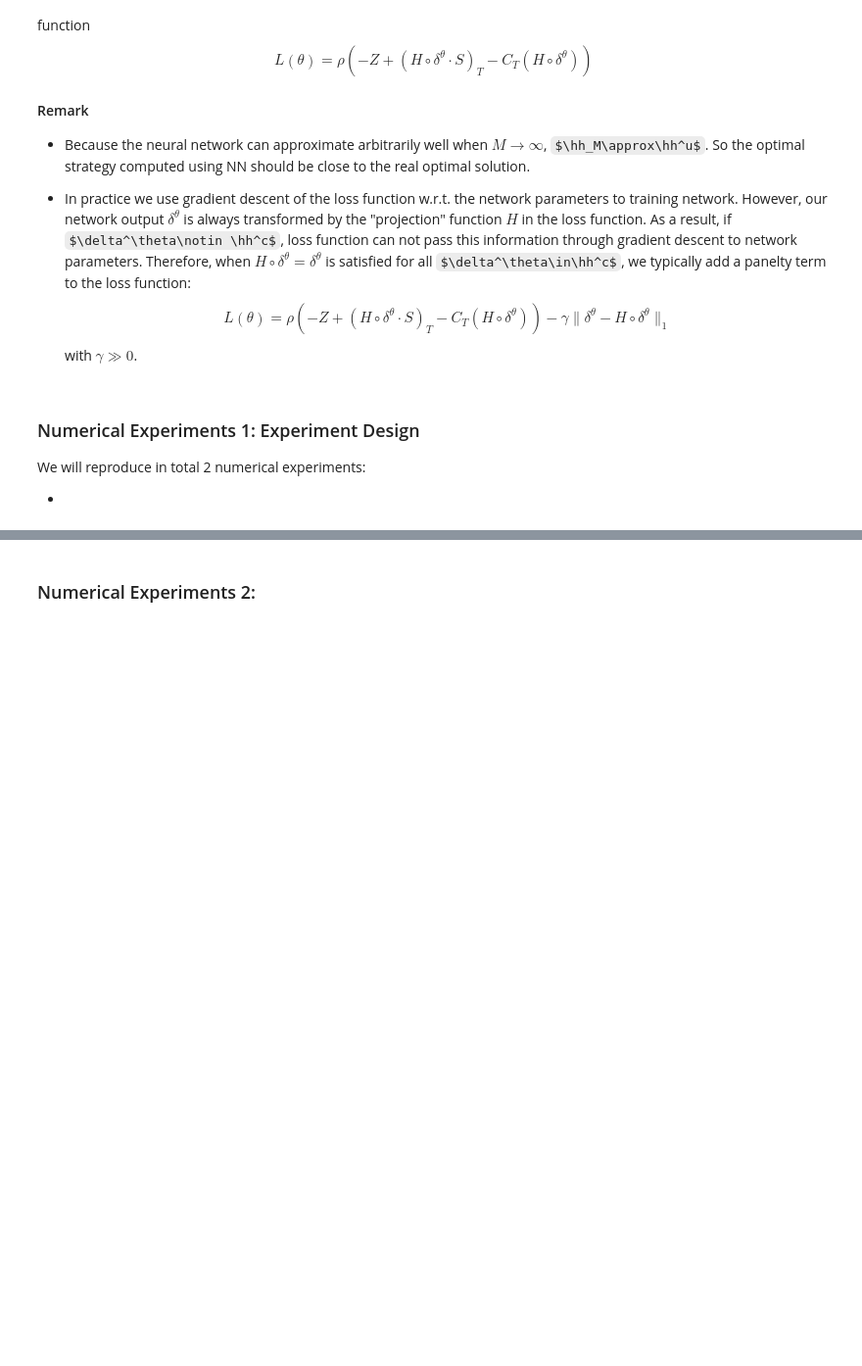
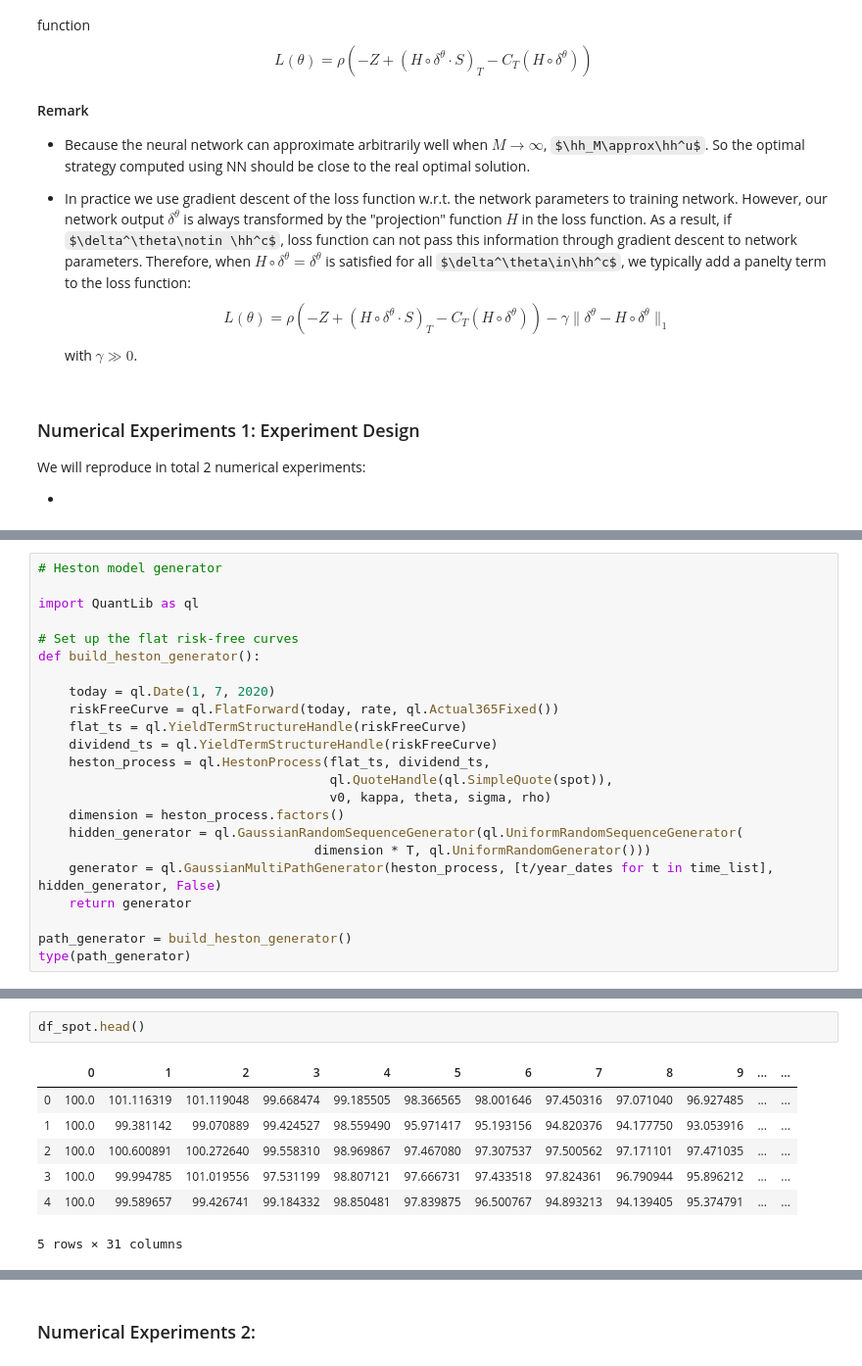
Before and after one commit to CindyLi-Ayi/FE-project, a Jupyter notebook: NSD_FinalProject_LiXinyi_YuYinjie.ipynb, the cells around one changed output, grey strips where cells are left out. Shown: that part at 98% size. Cells and saved outputs as stored; diff of their text form; some formulas as TeX source; blank space fills up the shorter version.

```diff
--- a/NSD_FinalProject_LiXinyi_YuYinjie.ipynb
+++ b/NSD_FinalProject_LiXinyi_YuYinjie.ipynb
@@ -287,0 +320,23 @@ We will reproduce in total 2 numerical experiments:
+# %%
+# Heston model generator
+
+import QuantLib as ql
+
+# Set up the flat risk-free curves
+def build_heston_generator():
+
+    today = ql.Date(1, 7, 2020)
+    riskFreeCurve = ql.FlatForward(today, rate, ql.Actual365Fixed())
+    flat_ts = ql.YieldTermStructureHandle(riskFreeCurve)
+    dividend_ts = ql.YieldTermStructureHandle(riskFreeCurve)
+    heston_process = ql.HestonProcess(flat_ts, dividend_ts,
+                                      ql.QuoteHandle(ql.SimpleQuote(spot)),
+                                      v0, kappa, theta, sigma, rho)
+    dimension = heston_process.factors()
+    hidden_generator = ql.GaussianRandomSequenceGenerator(ql.UniformRandomSequenceGenerator(
+                                    dimension * T, ql.UniformRandomGenerator()))
+    generator = ql.GaussianMultiPathGenerator(heston_process, [t/year_dates for t in time_list], hidden_generator, False)
+    return generator
+
+path_generator = build_heston_generator()
+type(path_generator)
@@ -287,0 +363,10 @@ We will reproduce in total 2 numerical experiments:
+# %%
+df_spot.head()
+# %% [output]
+|  | 0 | 1 | 2 | 3 | 4 | 5 | 6 | 7 | 8 | 9 | ... | ... |
+| 0 | 100.0 | 101.116319 | 101.119048 | 99.668474 | 99.185505 | 98.366565 | 98.001646 | 97.450316 | 97.071040 | 96.927485 | ... | ... |
+| 1 | 100.0 | 99.381142 | 99.070889 | 99.424527 | 98.559490 | 95.971417 | 95.193156 | 94.820376 | 94.177750 | 93.053916 | ... | ... |
+| 2 | 100.0 | 100.600891 | 100.272640 | 99.558310 | 98.969867 | 97.467080 | 97.307537 | 97.500562 | 97.171101 | 97.471035 | ... | ... |
+| 3 | 100.0 | 99.994785 | 101.019556 | 97.531199 | 98.807121 | 97.666731 | 97.433518 | 97.824361 | 96.790944 | 95.896212 | ... | ... |
+| 4 | 100.0 | 99.589657 | 99.426741 | 99.184332 | 98.850481 | 97.839875 | 96.500767 | 94.893213 | 94.139405 | 95.374791 | ... | ... |
+5 rows × 31 columns
```
Also changed, not shown: parts of 12 cells of this notebook.
